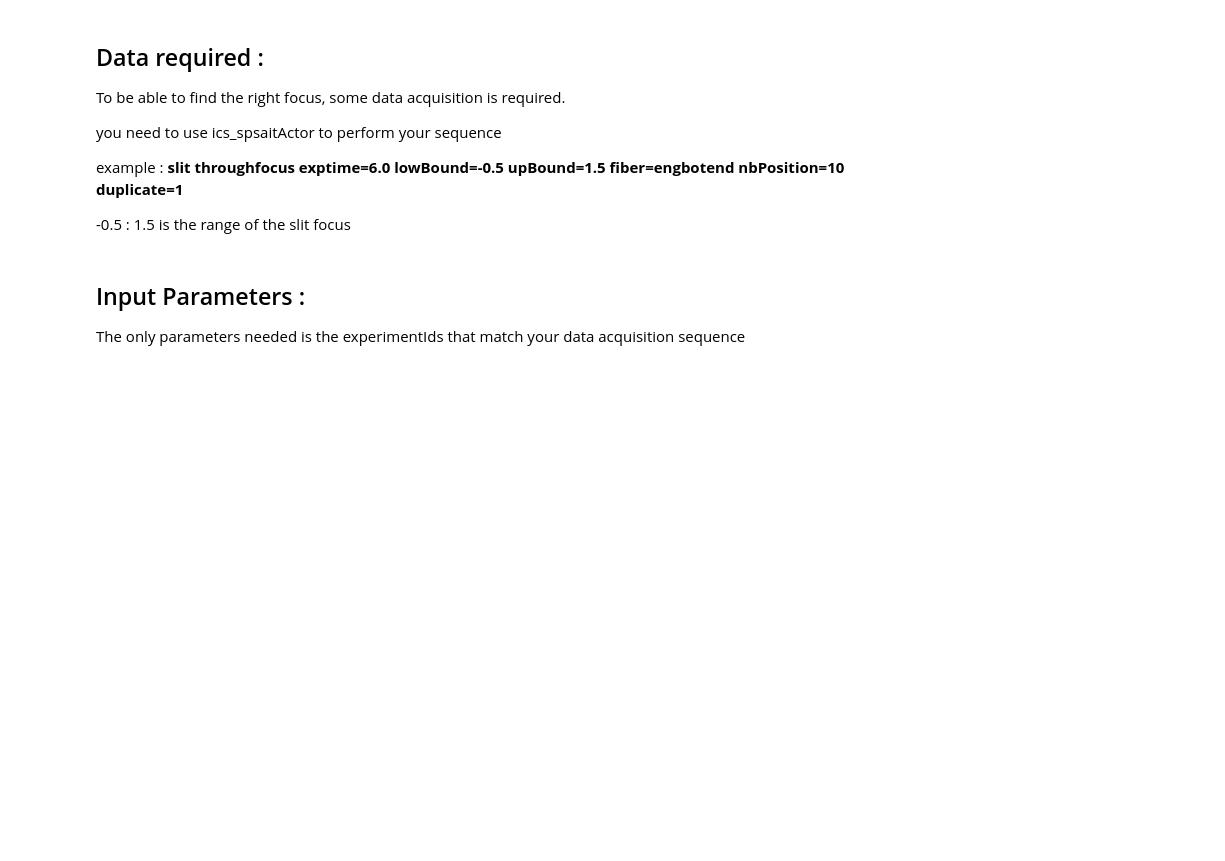
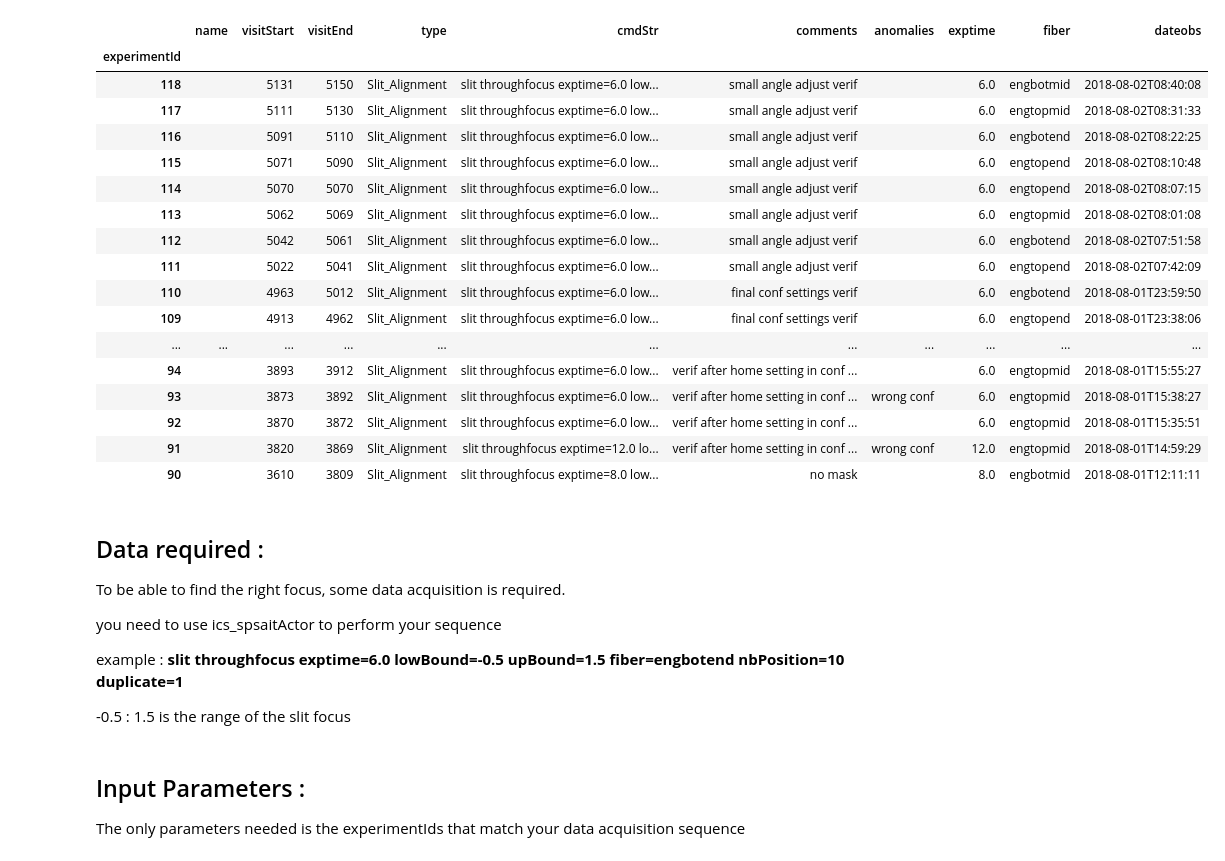
Before and after one commit to alefur/ait-notebook, a Jupyter notebook: Slit_Alignment-Final.ipynb, the cells around one changed output. Cells and saved outputs as stored; diff of their text form; code cells hidden in the pictures; blank space fills up the shorter version.

```diff
--- a/Slit_Alignment-Final.ipynb
+++ b/Slit_Alignment-Final.ipynb
@@ -82,3 +81,31 @@ def getFiberTF(experimentId, doMeanBck, centerOfMass):
+# %%
+experiments = pd.read_sql_query('select * from Experiment where experimentId>89 order by experimentId desc',
+                                con='sqlite:////data/ait/ait-alignment.db', index_col='experimentId')
+
+experiments['exptime'] = [Logbook.getParameter(experimentId, 'exptime') for experimentId in experiments.index]
+experiments['fiber'] = [Logbook.getParameter(experimentId, 'fiber') for experimentId in experiments.index]
+experiments['dateobs'] = [getDateObs(experimentId=experimentId) for experimentId in experiments.index]
+
+experiments
+# %% [output]
+|  | name | visitStart | visitEnd | type | cmdStr | comments | anomalies | exptime | fiber | dateobs |
+| experimentId |  |  |  |  |  |  |  |  |  |  |
+| 118 |  | 5131 | 5150 | Slit_Alignment | slit throughfocus exptime=6.0 low... | small angle adjust verif |  | 6.0 | engbotmid | 2018-08-02T08:40:08 |
+| 117 |  | 5111 | 5130 | Slit_Alignment | slit throughfocus exptime=6.0 low... | small angle adjust verif |  | 6.0 | engtopmid | 2018-08-02T08:31:33 |
+| 116 |  | 5091 | 5110 | Slit_Alignment | slit throughfocus exptime=6.0 low... | small angle adjust verif |  | 6.0 | engbotend | 2018-08-02T08:22:25 |
+| 115 |  | 5071 | 5090 | Slit_Alignment | slit throughfocus exptime=6.0 low... | small angle adjust verif |  | 6.0 | engtopend | 2018-08-02T08:10:48 |
+| 114 |  | 5070 | 5070 | Slit_Alignment | slit throughfocus exptime=6.0 low... | small angle adjust verif |  | 6.0 | engtopend | 2018-08-02T08:07:15 |
+| 113 |  | 5062 | 5069 | Slit_Alignment | slit throughfocus exptime=6.0 low... | small angle adjust verif |  | 6.0 | engtopmid | 2018-08-02T08:01:08 |
+| 112 |  | 5042 | 5061 | Slit_Alignment | slit throughfocus exptime=6.0 low... | small angle adjust verif |  | 6.0 | engbotend | 2018-08-02T07:51:58 |
+| 111 |  | 5022 | 5041 | Slit_Alignment | slit throughfocus exptime=6.0 low... | small angle adjust verif |  | 6.0 | engtopend | 2018-08-02T07:42:09 |
+| 110 |  | 4963 | 5012 | Slit_Alignment | slit throughfocus exptime=6.0 low... | final conf settings verif |  | 6.0 | engbotend | 2018-08-01T23:59:50 |
+| 109 |  | 4913 | 4962 | Slit_Alignment | slit throughfocus exptime=6.0 low... | final conf settings verif |  | 6.0 | engtopend | 2018-08-01T23:38:06 |
+| ... | ... | ... | ... | ... | ... | ... | ... | ... | ... | ... |
+| 94 |  | 3893 | 3912 | Slit_Alignment | slit throughfocus exptime=6.0 low... | verif after home setting in conf ... |  | 6.0 | engtopmid | 2018-08-01T15:55:27 |
+| 93 |  | 3873 | 3892 | Slit_Alignment | slit throughfocus exptime=6.0 low... | verif after home setting in conf ... | wrong conf | 6.0 | engtopmid | 2018-08-01T15:38:27 |
+| 92 |  | 3870 | 3872 | Slit_Alignment | slit throughfocus exptime=6.0 low... | verif after home setting in conf ... |  | 6.0 | engtopmid | 2018-08-01T15:35:51 |
+| 91 |  | 3820 | 3869 | Slit_Alignment | slit throughfocus exptime=12.0 lo... | verif after home setting in conf ... | wrong conf | 12.0 | engtopmid | 2018-08-01T14:59:29 |
+| 90 |  | 3610 | 3809 | Slit_Alignment | slit throughfocus exptime=8.0 low... | no mask |  | 8.0 | engbotmid | 2018-08-01T12:11:11 |
 # %% [markdown]
 ## Data required :
 To be able to find the right focus, some data acquisition is required.
```
Also changed, not shown: parts of 17 cells of this notebook, 1 other file.
